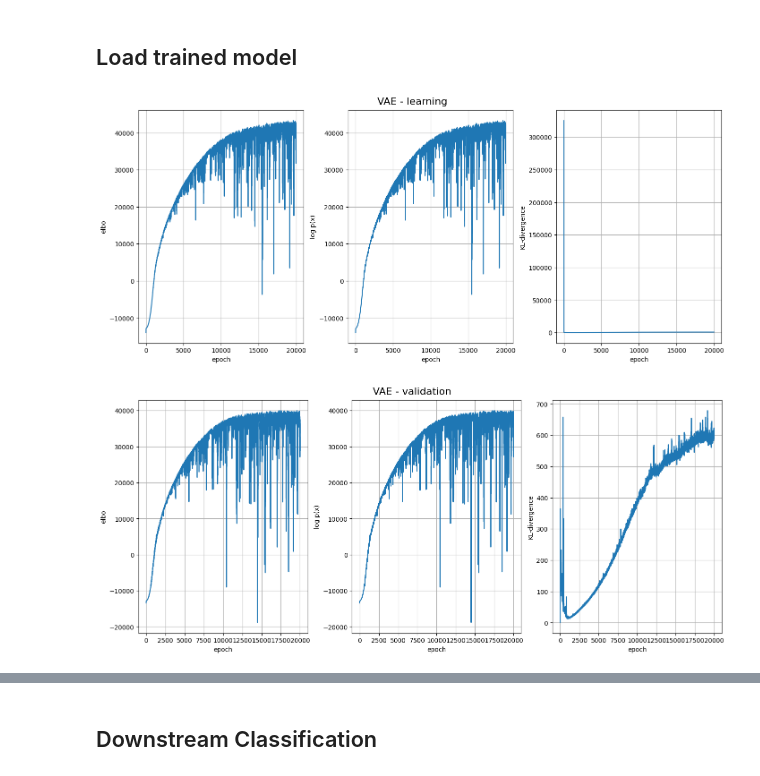
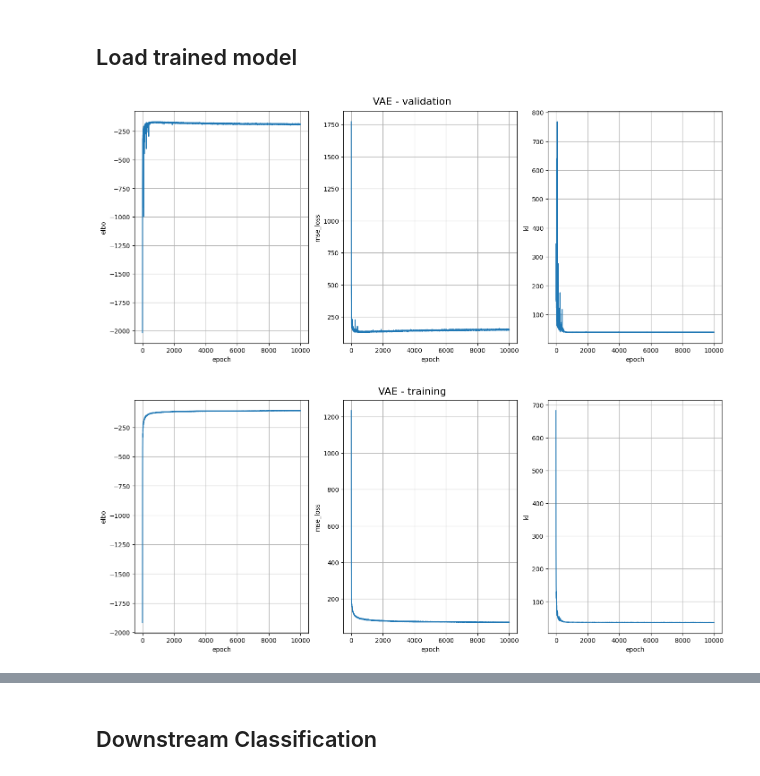
Before and after one commit to RasmusML/generative-models-for-phenotypic-profiling, a Jupyter notebook: Playground downstream.ipynb, the cells around one changed output, grey strips where cells are left out. Drawn from its saved outputs; the diff is of its cells as text; code cells hidden in the pictures.

```diff
--- a/Playground downstream.ipynb
+++ b/Playground downstream.ipynb
@@ -86,7 +91,9 @@ test_set = SingleCellDataset(metadata_test, images, mapping)
 ## Load trained model
 # %%
 
-vae, validation_data, training_data, VAE_settings = LoadVAEmodel("model_dump",'2022-11-23 - 22-21-58')
+#vae, validation_data, training_data, VAE_settings = LoadVAEmodel("model_dump",'2022-11-23 - 22-21-58')
+model_type  = "nonvar"
+vae, validation_data, training_data, VAE_settings = LoadVAEmodel("./dump/outputs_2022-12-04 - 12-20-15/", model_type)
 # %%
 vae = vae.to(device)
 optimizer = torch.optim.Adam(vae.parameters(), lr=VAE_settings['learning_rate'], weight_decay=VAE_settings['weight_decay'])
@@ -96,9 +103,9 @@ vi = VariationalInference(beta=VAE_settings['beta'])
 train_loader = DataLoader(train_set, batch_size=VAE_settings['batch_size'], shuffle=True, num_workers=0, drop_last=True)
 validation_loader = DataLoader(validation_set, batch_size=VAE_settings['batch_size'], shuffle=False, num_workers=0, drop_last=False)
 # %%
-plot_VAE_performance(**training_data, title='VAE - learning')
-plot_VAE_performance(**validation_data, title='VAE - validation')
+plot_VAE_performance(validation_data, title='VAE - validation')
+plot_VAE_performance(training_data, title='VAE - training')
 # %% [output]
-[figure, old version]
+[figure, new version]
-[figure, old version]
+[figure, new version]
 # %%
```
Also changed, not shown: parts of 21 cells of this notebook, 2 other files.
